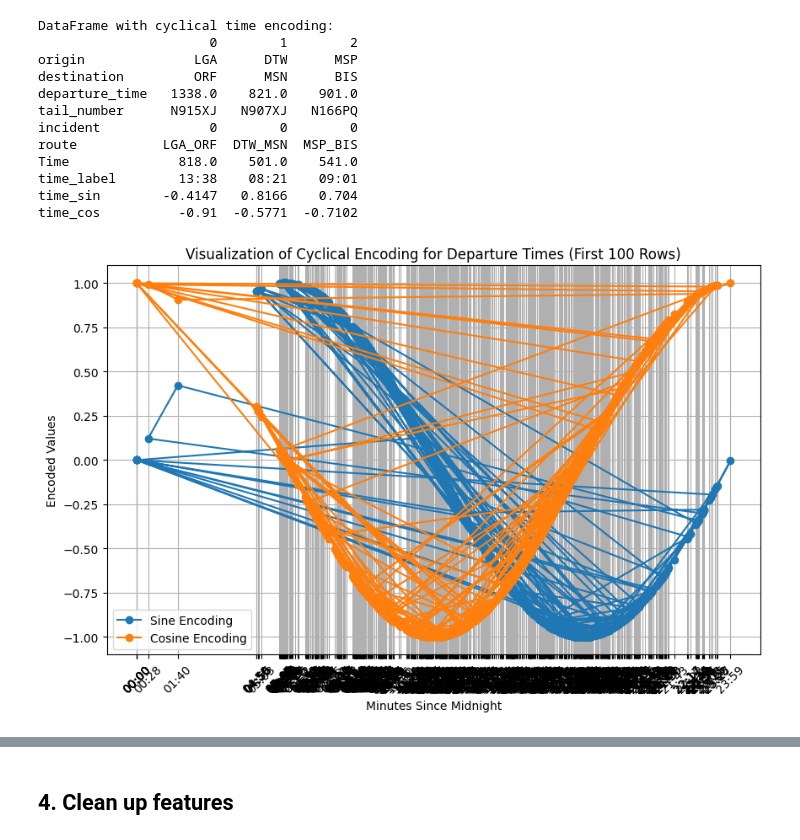
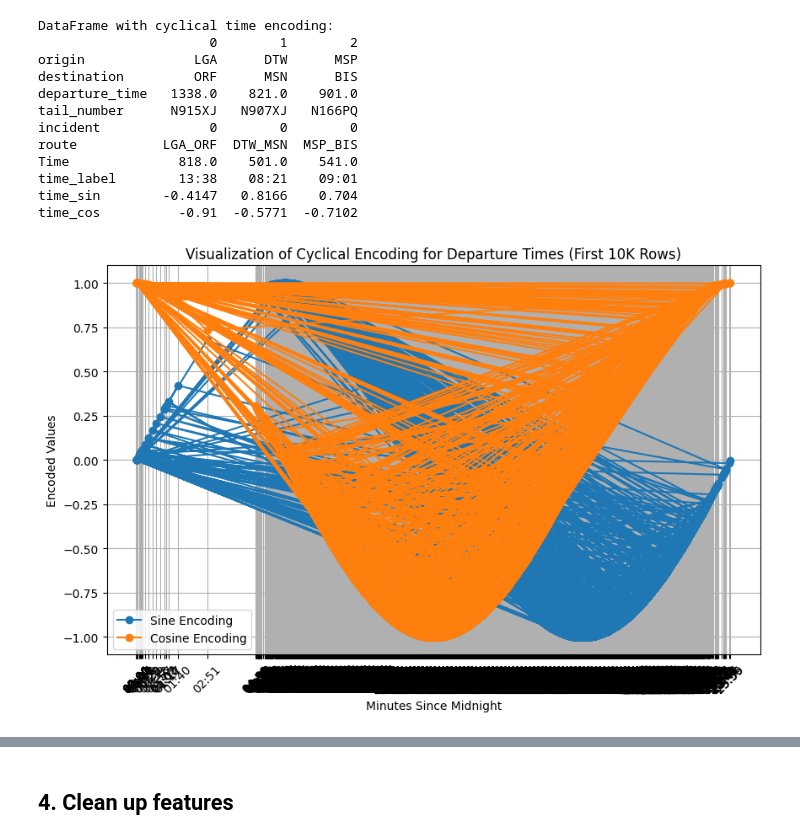
Before and after one commit to 4GeeksAcademy/maps-aviation_final_project, a Jupyter notebook: src/Madesh_02.ipynb, the cells around one changed output, grey strips where cells are left out. Saved outputs shown, nothing was run; the diff lists cells and outputs as text; code cells hidden in the pictures.

```diff
--- a/src/Madesh_02.ipynb
+++ b/src/Madesh_02.ipynb
@@ -192,23 +192,23 @@ time_label        13:38    08:21    09:01
 time_sin        -0.4147   0.8166    0.704
 time_cos          -0.91  -0.5771  -0.7102
 # %%
-# Filter the DataFrame to only include the first 100 rows
-filtered_data = cyclical_encoded_data_df.head(1000)
+# Filter the DataFrame to only include the first 10K flights
+filtered_data = cyclical_encoded_data_df.head(10000)
 
 # Visualization of cyclical encoding
 plt.figure(figsize=(10, 6))
 
 # Plot sine and cosine values
 plt.plot(filtered_data['Time'], filtered_data['time_sin'], label='Sine Encoding', marker='o')
 plt.plot(filtered_data['Time'], filtered_data['time_cos'], label='Cosine Encoding', marker='o')
 
 # Add labels, title, and legend
-plt.title("Visualization of Cyclical Encoding for Departure Times (First 100 Rows)")
+plt.title("Visualization of Cyclical Encoding for Departure Times (First 10K Rows)")
 plt.xlabel("Minutes Since Midnight")
 plt.ylabel("Encoded Values")
 plt.xticks(filtered_data['Time'], filtered_data['time_label'], rotation=45)  # Use time labels
 plt.legend()
 plt.grid()
 plt.show()
 # %% [output]
-[figure, old version]
+[figure, new version]
```
Also changed, not shown: parts of 3 cells of this notebook.
